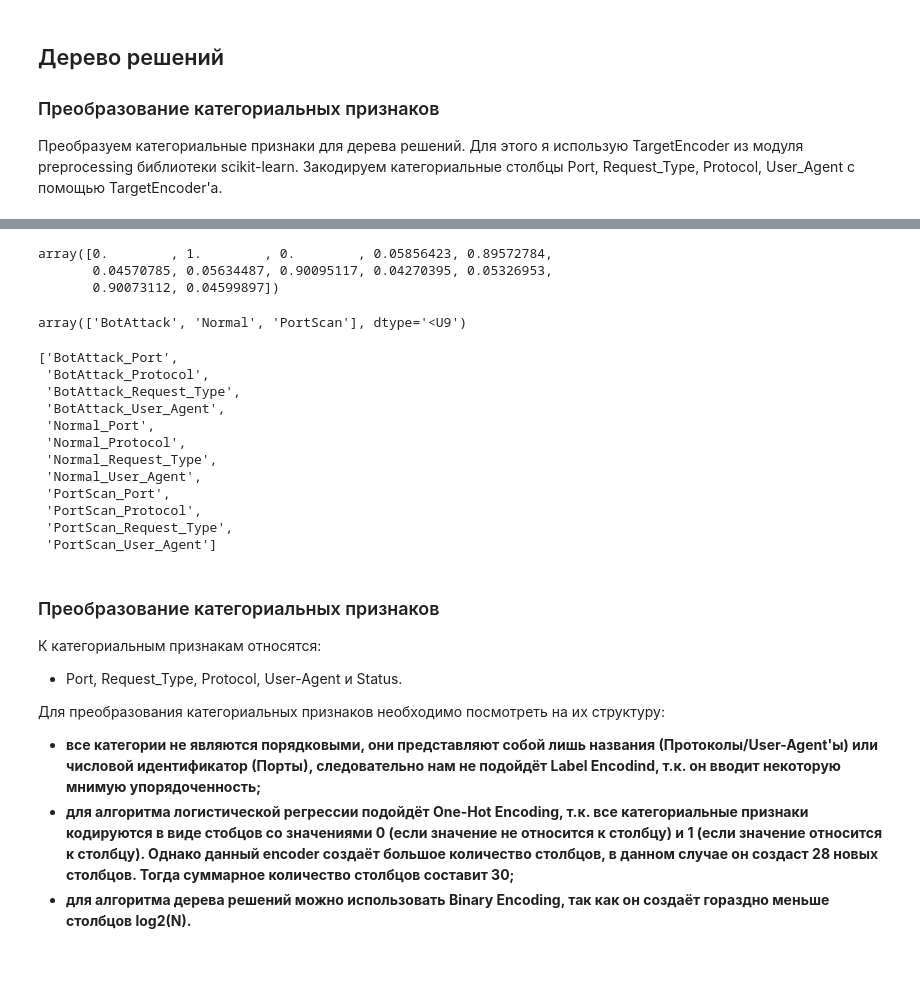
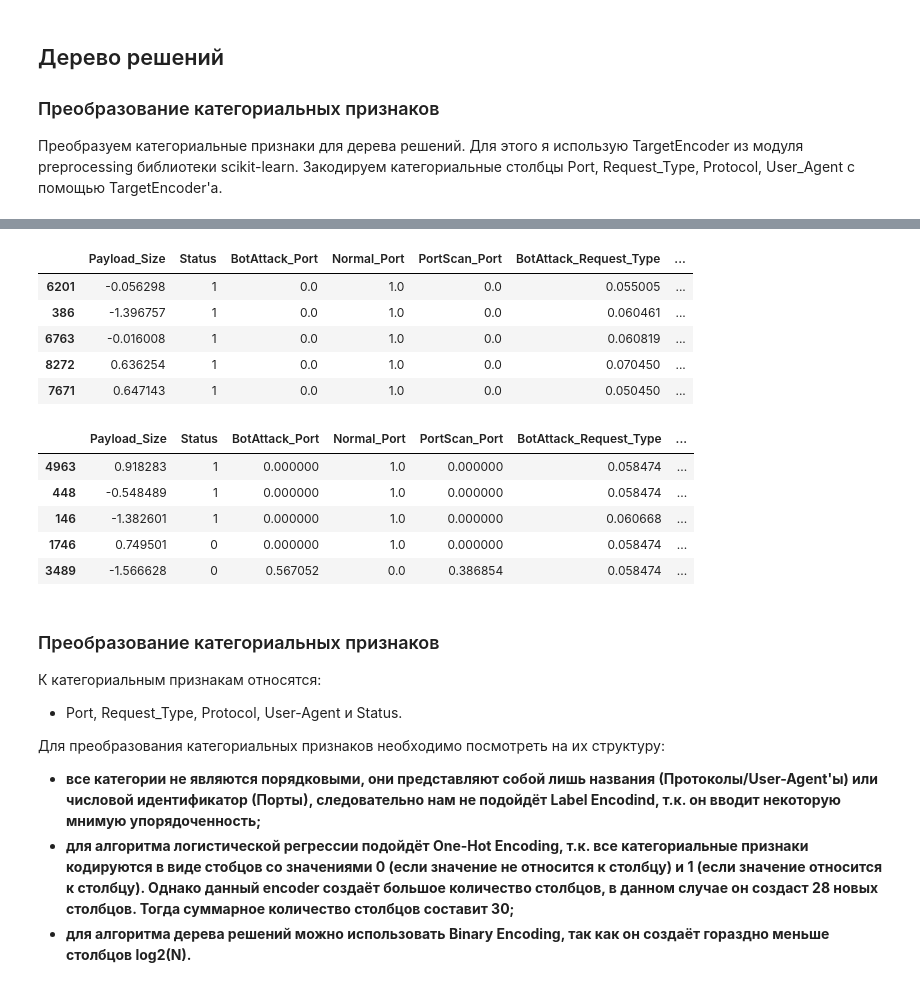
Before and after one commit to iamrus1/Intrusion-Log-Analysis, a Jupyter notebook: Intrusion detection log - Decision Tree.ipynb, the cells around one changed output, grey strips where cells are left out. Cells and saved outputs as stored; diff of their text form; code cells hidden in the pictures.

Commit message:
End of data preprocessing

```diff
--- a/Intrusion detection log - Decision Tree.ipynb
+++ b/Intrusion detection log - Decision Tree.ipynb
@@ -463,33 +492,55 @@ X_test_cat = target_encoder.transform(X_test[categorical_features])
-# %%
-X_train_cat[0]
-# %% [output]
-array([0.        , 1.        , 0.        , 0.05856423, 0.89572784,
-       0.04570785, 0.05634487, 0.90095117, 0.04270395, 0.05326953,
-       0.90073112, 0.04599897])
-# %%
-target_encoder.classes_
-# %% [output]
-array(['BotAttack', 'Normal', 'PortScan'], dtype='<U9')
 # %%
+# Создание списка названий признаков
 new_categories = []
 
-for scan_type in target_encoder.classes_:
-    for category in categorical_features:
-        new_category = f"{scan_type}_{category}"
-        new_categories.append(new_category)
+for category in categorical_features:
+    for scan_type in target_encoder.classes_:
+        new_categories.append(f"{scan_type}_{category}")
-# %% [output]
-['BotAttack_Port',
- 'BotAttack_Protocol',
- 'BotAttack_Request_Type',
- 'BotAttack_User_Agent',
- 'Normal_Port',
- 'Normal_Protocol',
- 'Normal_Request_Type',
- 'Normal_User_Agent',
- 'PortScan_Port',
- 'PortScan_Protocol',
- 'PortScan_Request_Type',
- 'PortScan_User_Agent']
+# %%
+# Добавление новых категориальных признаков в исходный датафрейм
+X_train_cat_df = pd.DataFrame(
+    X_train_cat, index=X_train.index, columns=new_categories
+)
+
+X_test_cat_df = pd.DataFrame(
+    X_test_cat, index=X_test.index, columns=new_categories
+)
+
+X_train = pd.concat([X_train, X_train_cat_df], axis=1)
+X_train.drop(categorical_features, axis=1, inplace=True)
+
+X_test = pd.concat([X_test, X_test_cat_df], axis=1)
+X_test.drop(categorical_features, axis=1, inplace=True)
+# %%
+# Кодирование признака Status с помощью LabelEncoder
+le_encoder = LabelEncoder()
+
+X_train['Status'] = le_encoder.fit_transform(X_train['Status'])
+X_test['Status'] = le_encoder.transform(X_test['Status'])
+# %%
+# Нормализация признака Payload_Size
+scaler = StandardScaler()
+
+X_train['Payload_Size'] = scaler.fit_transform(X_train[['Payload_Size']])
+X_test['Payload_Size'] = scaler.transform(X_test[['Payload_Size']])
+# %%
+X_train.head()
+# %% [output]
+|  | Payload_Size | Status | BotAttack_Port | Normal_Port | PortScan_Port | BotAttack_Request_Type | ... |
+| 6201 | -0.056298 | 1 | 0.0 | 1.0 | 0.0 | 0.055005 | ... |
+| 386 | -1.396757 | 1 | 0.0 | 1.0 | 0.0 | 0.060461 | ... |
+| 6763 | -0.016008 | 1 | 0.0 | 1.0 | 0.0 | 0.060819 | ... |
+| 8272 | 0.636254 | 1 | 0.0 | 1.0 | 0.0 | 0.070450 | ... |
+| 7671 | 0.647143 | 1 | 0.0 | 1.0 | 0.0 | 0.050450 | ... |
+# %%
+X_test.head()
+# %% [output]
+|  | Payload_Size | Status | BotAttack_Port | Normal_Port | PortScan_Port | BotAttack_Request_Type | ... |
+| 4963 | 0.918283 | 1 | 0.000000 | 1.0 | 0.000000 | 0.058474 | ... |
+| 448 | -0.548489 | 1 | 0.000000 | 1.0 | 0.000000 | 0.058474 | ... |
+| 146 | -1.382601 | 1 | 0.000000 | 1.0 | 0.000000 | 0.060668 | ... |
+| 1746 | 0.749501 | 0 | 0.000000 | 1.0 | 0.000000 | 0.058474 | ... |
+| 3489 | -1.566628 | 0 | 0.567052 | 0.0 | 0.386854 | 0.058474 | ... |
 # %% [markdown]
 ### Преобразование категориальных признаков
 
```
Also changed, not shown: parts of 3 cells of this notebook.
